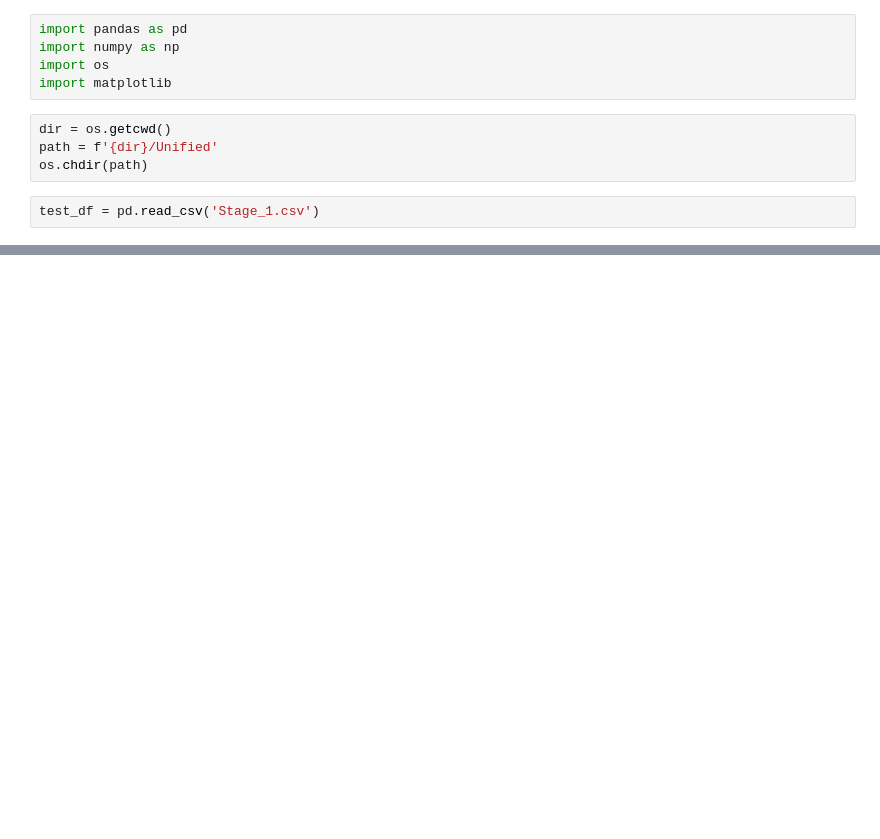
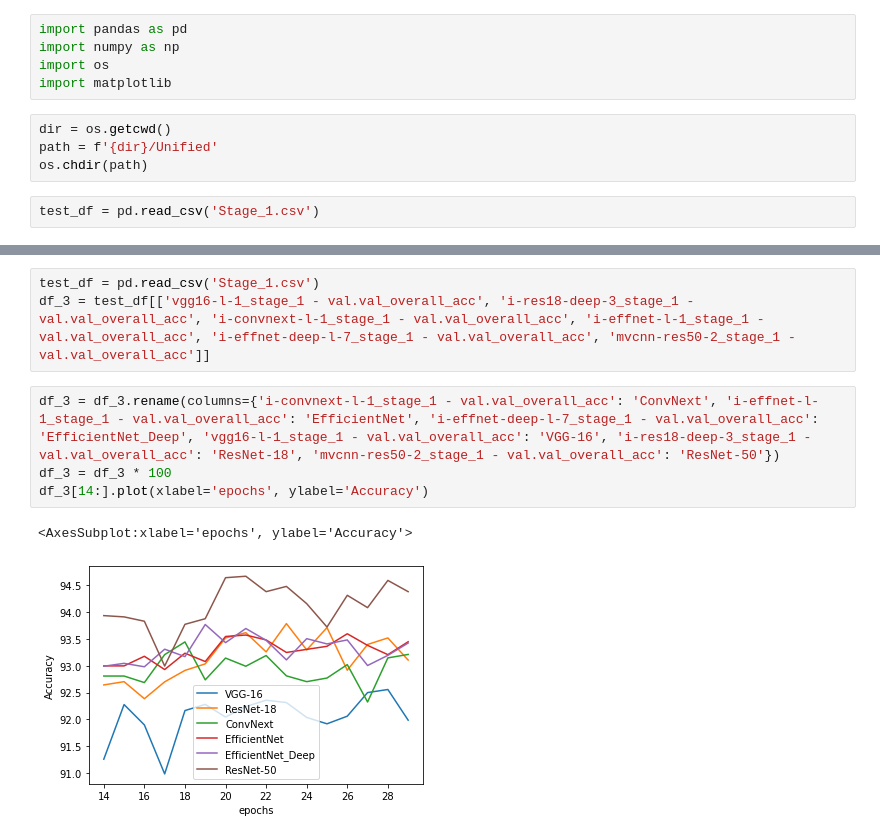
Before and after one commit to RonaldErnst/MVCNN, a Jupyter notebook: data/for_plots/plotter.ipynb, the cells around one changed output, grey strips where cells are left out. Saved outputs shown, nothing was run; the diff lists cells and outputs as text; blank space fills up the shorter version.

```diff
--- a/data/for_plots/plotter.ipynb
+++ b/data/for_plots/plotter.ipynb
@@ -35,0 +36,10 @@ os.getcwd()
+# %%
+test_df = pd.read_csv('Stage_1.csv')
+df_3 = test_df[['vgg16-l-1_stage_1 - val.val_overall_acc', 'i-res18-deep-3_stage_1 - val.val_overall_acc', 'i-convnext-l-1_stage_1 - val.val_overall_acc', 'i-effnet-l-1_stage_1 - val.val_overall_acc', 'i-effnet-deep-l-7_stage_1 - val.val_overall_acc', 'mvcnn-res50-2_stage_1 - val.val_overall_acc']]
+# %%
+df_3 = df_3.rename(columns={'i-convnext-l-1_stage_1 - val.val_overall_acc': 'ConvNext', 'i-effnet-l-1_stage_1 - val.val_overall_acc': 'EfficientNet', 'i-effnet-deep-l-7_stage_1 - val.val_overall_acc': 'EfficientNet_Deep', 'vgg16-l-1_stage_1 - val.val_overall_acc': 'VGG-16', 'i-res18-deep-3_stage_1 - val.val_overall_acc': 'ResNet-18', 'mvcnn-res50-2_stage_1 - val.val_overall_acc': 'ResNet-50'})
+df_3 = df_3 * 100
+df_3[14:].plot(xlabel='epochs', ylabel='Accuracy')
+# %% [output]
+<AxesSubplot:xlabel='epochs', ylabel='Accuracy'>
+[figure, added]
```
Also changed, not shown: parts of 8 cells of this notebook, 4 other files.
